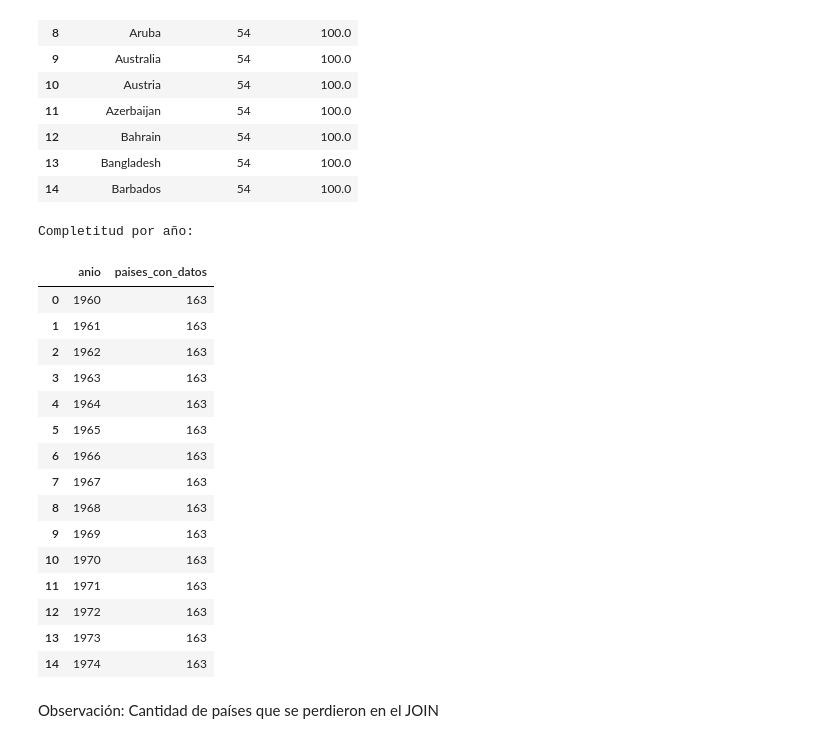
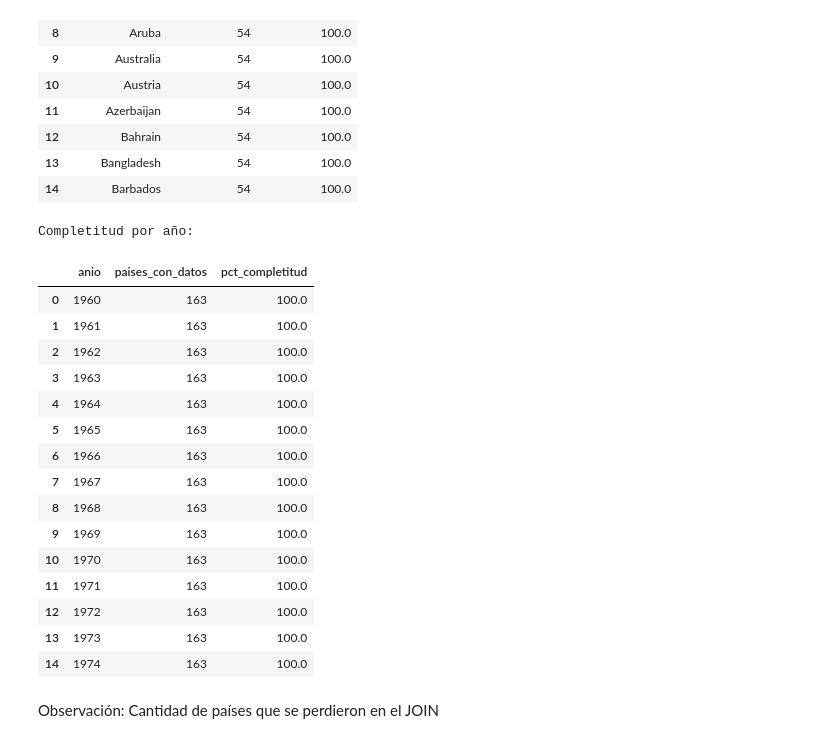
Before and after one commit to Alahin04/Actividad-An-lisis-Cambio-Clim-tico---Pr-ctica-SQL, a Jupyter notebook: Análisis_Cambio_Climático_SQL_IMD.ipynb, the cells around one changed output. Cells and saved outputs as stored; diff of their text form; code cells hidden in the pictures.

```diff
--- a/Análisis_Cambio_Climático_SQL_IMD.ipynb
+++ b/Análisis_Cambio_Climático_SQL_IMD.ipynb
@@ -774,34 +812,35 @@ Países en tabla final: 163
 # %%
 #Por año
 query_p3_anio = """
 SELECT
     anio,
-    COUNT(DISTINCT pais)    AS paises_con_datos
+    COUNT(DISTINCT pais) AS paises_con_datos,
+    ROUND(COUNT(DISTINCT pais) * 100.0 / 163, 1) AS pct_completitud
 FROM tabla_final
 GROUP BY anio
 ORDER BY anio
 """
 df_p3_anio = pd.read_sql_query(query_p3_anio, conn)
 print("Completitud por año:")
 df_p3_anio.head(15)
 # %% [output]
 Completitud por año:
-|  | anio | paises_con_datos |
-| 0 | 1960 | 163 |
-| 1 | 1961 | 163 |
-| 2 | 1962 | 163 |
-| 3 | 1963 | 163 |
-| 4 | 1964 | 163 |
-| 5 | 1965 | 163 |
-| 6 | 1966 | 163 |
-| 7 | 1967 | 163 |
-| 8 | 1968 | 163 |
-| 9 | 1969 | 163 |
-| 10 | 1970 | 163 |
-| 11 | 1971 | 163 |
-| 12 | 1972 | 163 |
-| 13 | 1973 | 163 |
-| 14 | 1974 | 163 |
+|  | anio | paises_con_datos | pct_completitud |
+| 0 | 1960 | 163 | 100.0 |
+| 1 | 1961 | 163 | 100.0 |
+| 2 | 1962 | 163 | 100.0 |
+| 3 | 1963 | 163 | 100.0 |
+| 4 | 1964 | 163 | 100.0 |
+| 5 | 1965 | 163 | 100.0 |
+| 6 | 1966 | 163 | 100.0 |
+| 7 | 1967 | 163 | 100.0 |
+| 8 | 1968 | 163 | 100.0 |
+| 9 | 1969 | 163 | 100.0 |
+| 10 | 1970 | 163 | 100.0 |
+| 11 | 1971 | 163 | 100.0 |
+| 12 | 1972 | 163 | 100.0 |
+| 13 | 1973 | 163 | 100.0 |
+| 14 | 1974 | 163 | 100.0 |
 # %% [markdown]
 Observación: Cantidad de países que se perdieron en el JOIN
 # %%
```
Also changed, not shown: parts of 14 cells of this notebook.
